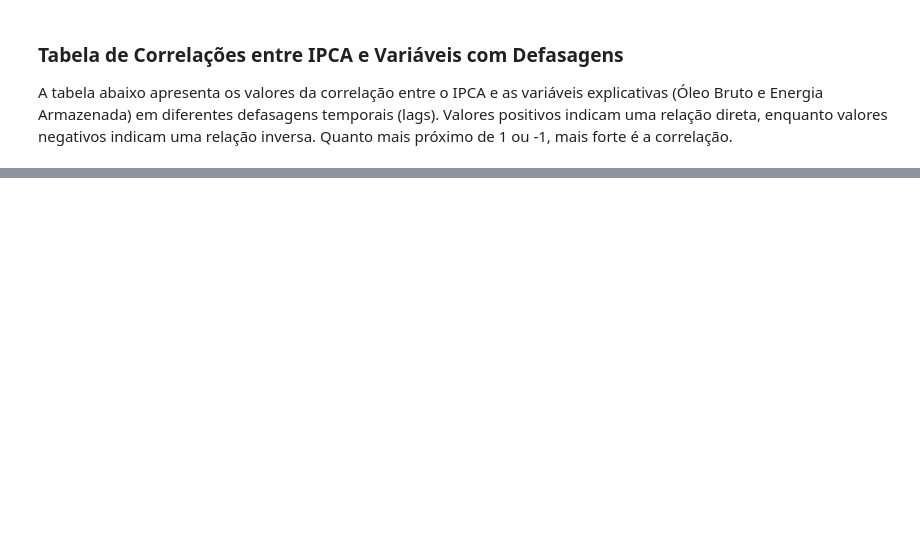
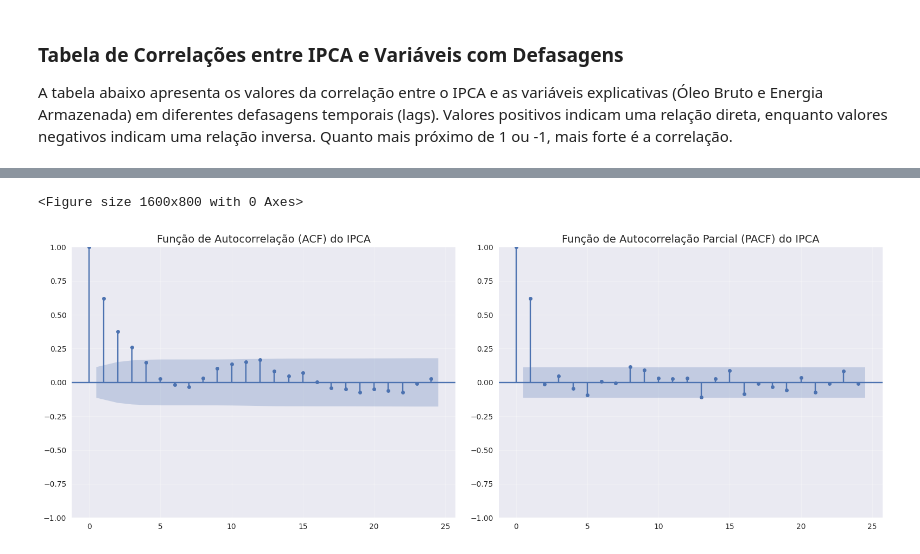
Before and after one commit to DPH38/DataScienceProject-, a Jupyter notebook: analise.ipynb, the cells around one changed output, grey strips where cells are left out. Cells and saved outputs as stored; diff of their text form; code cells hidden in the pictures; blank space fills up the shorter version.

```diff
--- a/analise.ipynb
+++ b/analise.ipynb
@@ -905,0 +981,22 @@ A tabela abaixo apresenta os valores da correlação entre o IPCA e as variávei
+# %%
+# Configuração para melhorar a visualização
+plt.figure(figsize=(16, 8))
+
+# Criando subplots para ACF e PACF
+fig, (ax1, ax2) = plt.subplots(1, 2, figsize=(16, 6))
+
+# Plotando a Função de Autocorrelação (ACF) - ajuda a identificar o parâmetro q
+plot_acf(df_transformed['ipca'], lags=24, ax=ax1, alpha=0.05)
+ax1.set_title('Função de Autocorrelação (ACF) do IPCA', fontsize=14)
+ax1.grid(True, alpha=0.3)
+
+# Plotando a Função de Autocorrelação Parcial (PACF) - ajuda a identificar o parâmetro p
+plot_pacf(df_transformed['ipca'], lags=24, ax=ax2, alpha=0.05)
+ax2.set_title('Função de Autocorrelação Parcial (PACF) do IPCA', fontsize=14)
+ax2.grid(True, alpha=0.3)
+
+plt.tight_layout()
+plt.show()
+# %% [output]
+<Figure size 1600x800 with 0 Axes>
+[figure, added]
```
Also changed, not shown: parts of 27 cells of this notebook, 2 other files.
